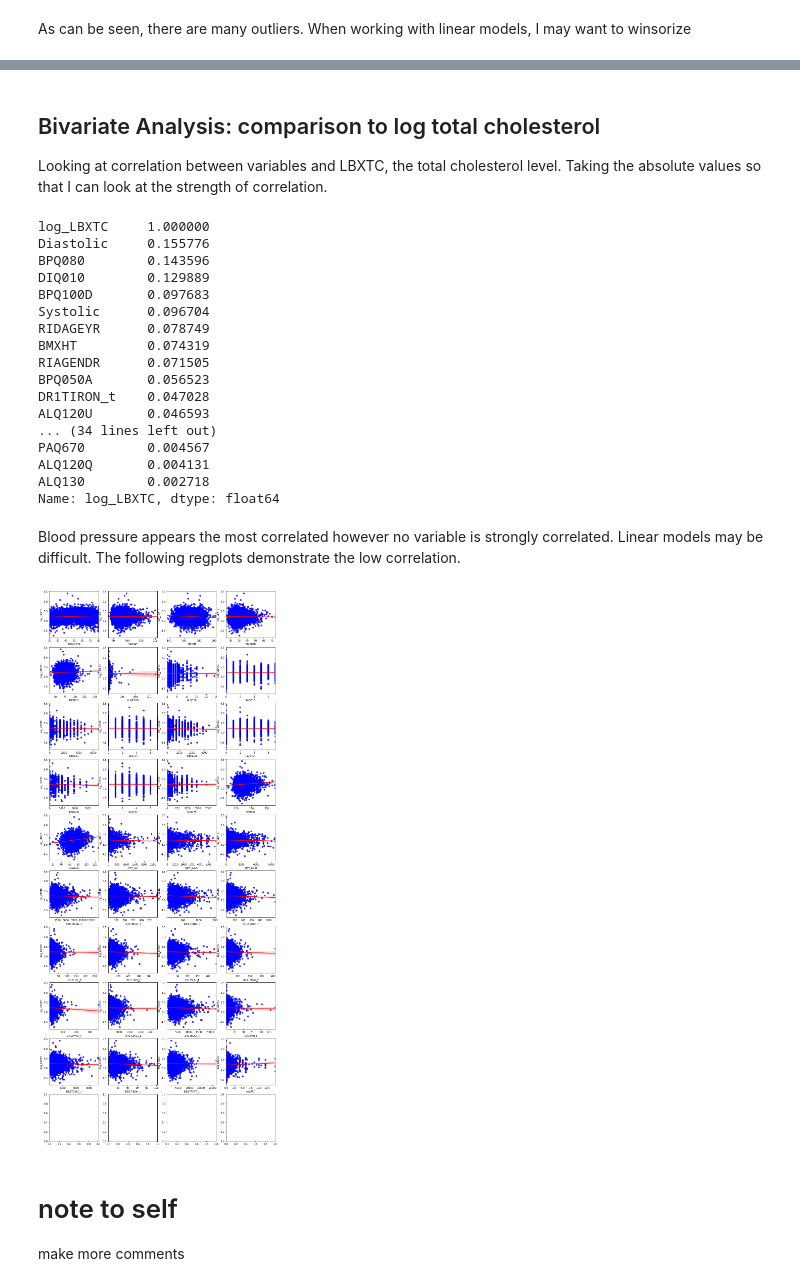
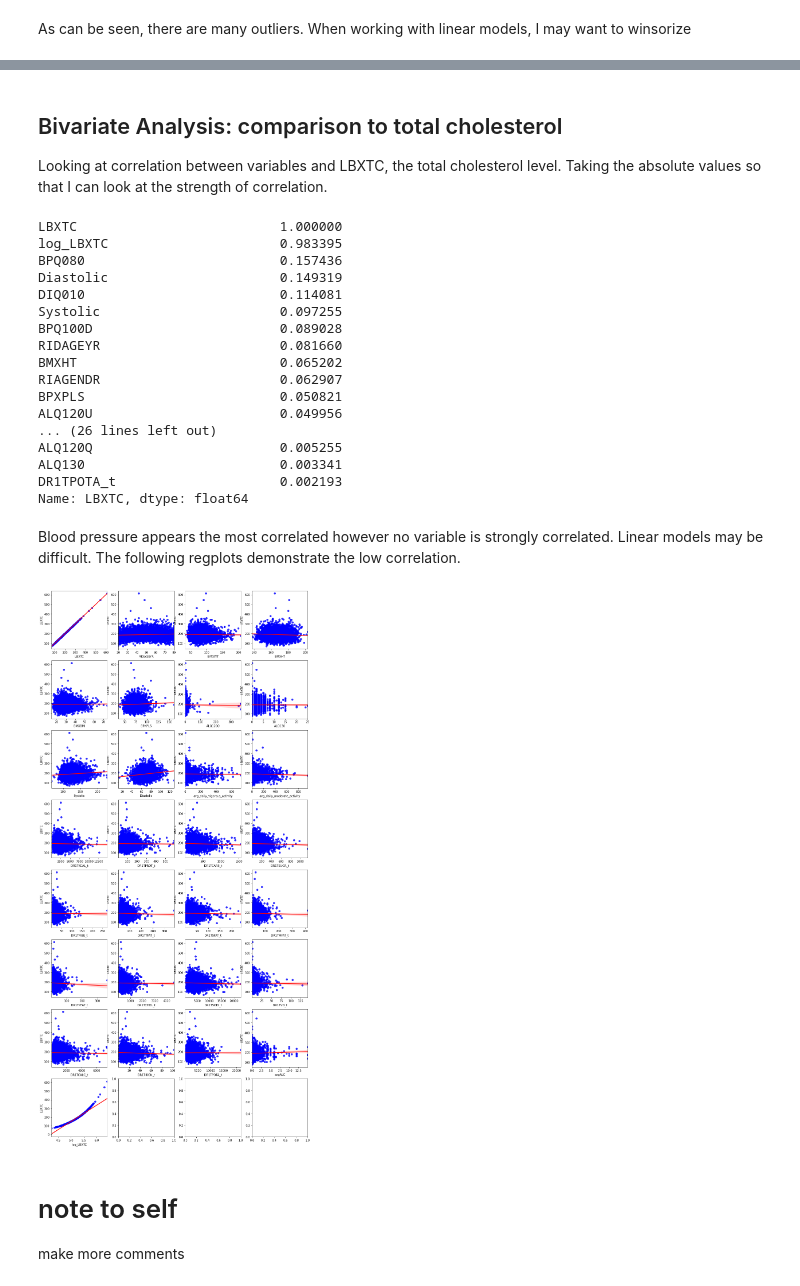
Before and after one commit to mathisme/ThinkfulDSFinalCapstone, a Jupyter notebook: final.ipynb, the cells around one changed output, grey strips where cells are left out. Drawn from its saved outputs; the diff is of its cells as text; code cells hidden in the pictures.

```diff
--- a/final.ipynb
+++ b/final.ipynb
@@ -639,6 +641,7 @@ The distribution is skewed.  There do appear to be outliers. As there are not ma
 I am going to log transform the variable
 # %%
 df['log_LBXTC']=np.log(df.LBXTC)
+numerical_variables.append('log_LBXTC')
 # %%
 df.log_LBXTC.hist(bins=25)
 # %% [output]
@@ -649,3 +651,0 @@ The log of the total cholesterol is less skewed. I plan to use this for modeling
-# %%
-df.drop('LBXTC',axis=1,inplace=True)
-numerical_variables.remove('LBXTC')
@@ -653,7 +673,7 @@ numerical_variables.remove('LBXTC')
 ### Histograms of continuous variables
 # %%
 r,c = (0,0)
-fig, axs = plt.subplots(10,4,figsize=[16,36])
+fig, axs = plt.subplots(8,4,figsize=[16,35])
 for f in numerical_variables:
     axs[r,c].hist(df[f], bins=25)
     axs[r,c].set_title(f)
@@ -667,7 +687,7 @@ for f in numerical_variables:
 Many distributions appear skewed.  It may help to log transform the variables.  For the same variables I am looking at boxplots.
 # %%
 r,c = (0,0)
-fig, axs = plt.subplots(10,4,figsize=[16,40])
+fig, axs = plt.subplots(8,4,figsize=[16,35])
 for f in numerical_variables:
     sns.boxplot(x=df[f],ax=axs[r,c])
     c = c+1
@@ -681,41 +713,41 @@ As can be seen, there are many outliers.  When working with linear models, I may
 # %% [markdown]
-## Bivariate Analysis: comparison to log total cholesterol
+## Bivariate Analysis: comparison to total cholesterol
 
 Looking at correlation between variables and LBXTC, the total cholesterol level.  Taking the absolute values so that I can look at the strength of correlation.
 # %%
-np.abs(df.corr()['log_LBXTC']).sort_values(ascending=False)
+np.abs(df.corr()['LBXTC']).sort_values(ascending=False)
 # %% [output]
-log_LBXTC     1.000000
-Diastolic     0.155776
-BPQ080        0.143596
-DIQ010        0.129889
-BPQ100D       0.097683
-Systolic      0.096704
-RIDAGEYR      0.078749
-BMXHT         0.074319
-RIAGENDR      0.071505
-BPQ050A       0.056523
-DR1TIRON_t    0.047028
-ALQ120U       0.046593
-... (34 lines left out)
-PAQ670        0.004567
-ALQ120Q       0.004131
-ALQ130        0.002718
-Name: log_LBXTC, dtype: float64
+LBXTC                          1.000000
+log_LBXTC                      0.983395
+BPQ080                         0.157436
+Diastolic                      0.149319
+DIQ010                         0.114081
+Systolic                       0.097255
+BPQ100D                        0.089028
+RIDAGEYR                       0.081660
+BMXHT                          0.065202
+RIAGENDR                       0.062907
+BPXPLS                         0.050821
+ALQ120U                        0.049956
+... (26 lines left out)
+ALQ120Q                        0.005255
+ALQ130                         0.003341
+DR1TPOTA_t                     0.002193
+Name: LBXTC, dtype: float64
 # %% [markdown]
 Blood pressure appears the most correlated however no variable is strongly correlated.  Linear models may be difficult.  The following regplots demonstrate the low correlation.
 # %%
 #sns.regplot(x='RIDAGEYR',  y='LBXTC', data=demo_merged, scatter_kws={"color": "blue"}, line_kws={"color": "red"})
 r,c = (0,0)
-fig, axs = plt.subplots(10,4,figsize=[16,40])
+fig, axs = plt.subplots(8,4,figsize=[16,35])
 for f in numerical_variables:
-    sns.regplot(x=f,y='log_LBXTC', data=df, ax =axs[r,c], scatter_kws={"color": "blue"}, line_kws={"color": "red"})
+    sns.regplot(x=f,y='LBXTC', data=df, ax =axs[r,c], scatter_kws={"color": "blue"}, line_kws={"color": "red"})
     c = c+1
     if c >= 4:
         r = r+1
         c = c % 4
 # %% [output]
-[figure, old version]
+[figure, new version]
 # %% [markdown]
 # note to self
 make more comments
```
Also changed, not shown: parts of 31 cells of this notebook, 1 other file.
